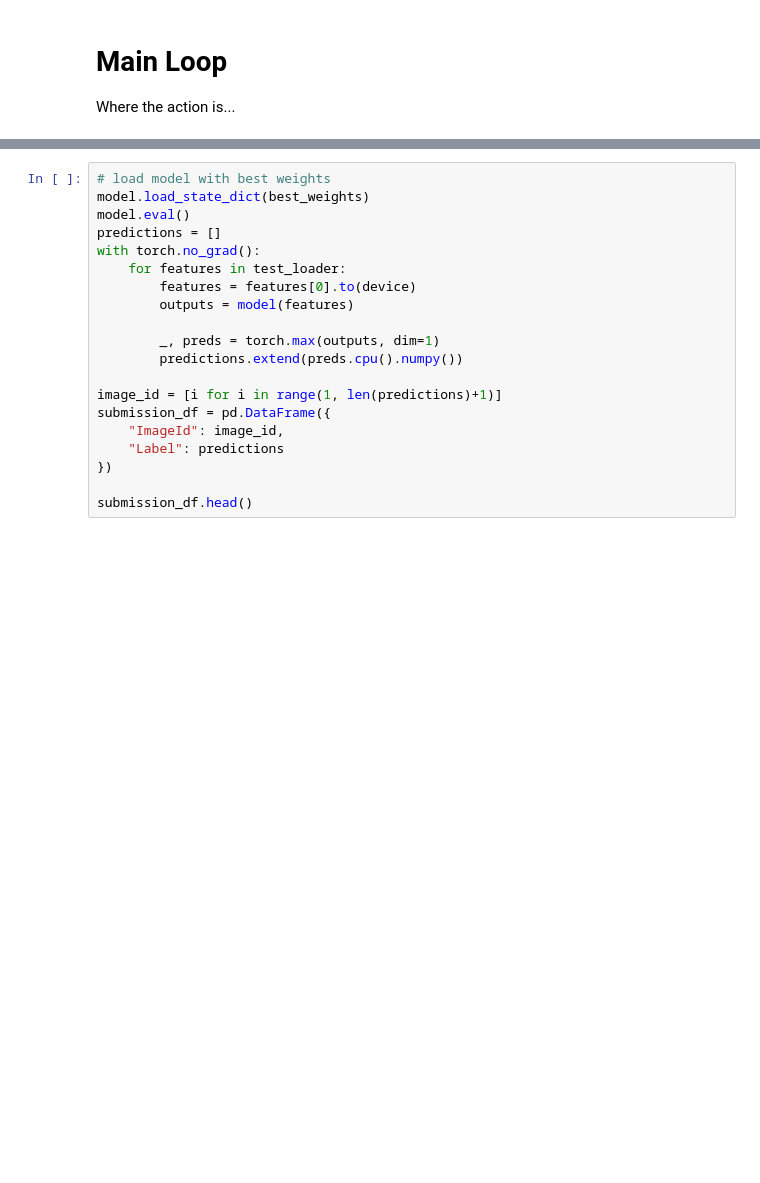
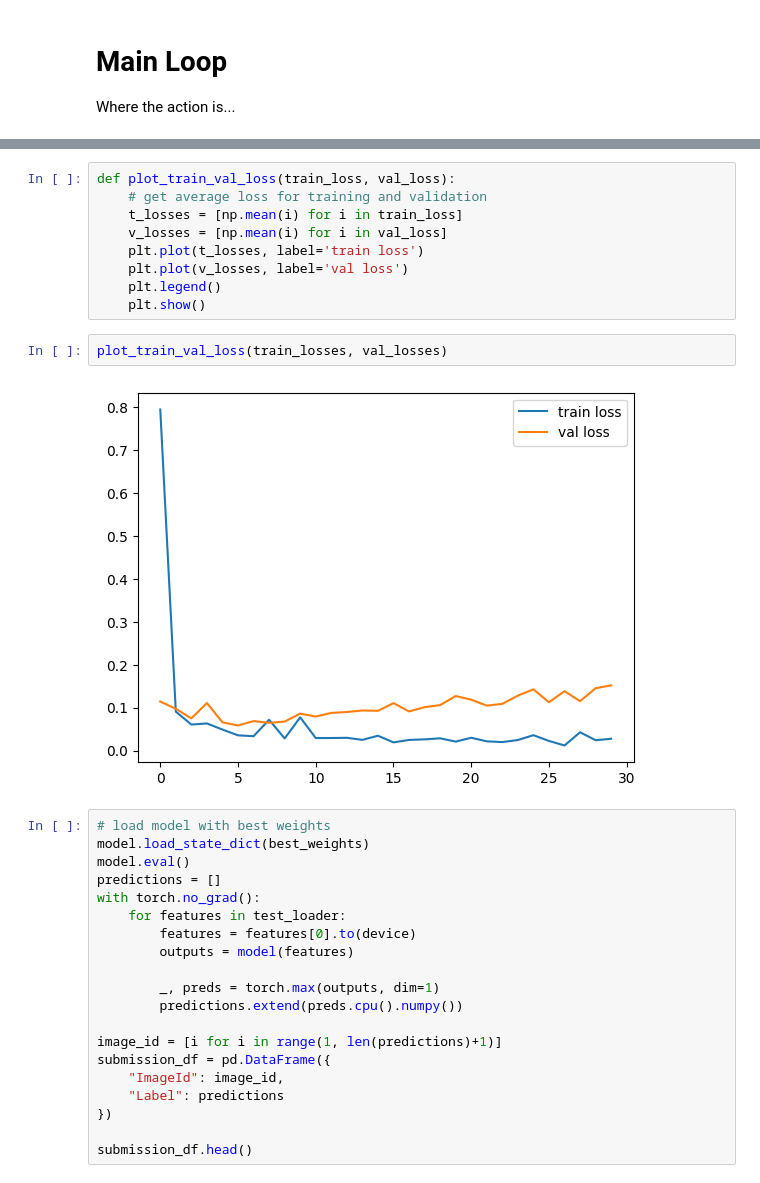
Before and after one commit to ashhssn/kaggle-notebooks, a Jupyter notebook: digit recognizer/notebooks/digit-recognizer.ipynb, the cells around one changed output, grey strips where cells are left out. Saved outputs shown, nothing was run; the diff lists cells and outputs as text; blank space fills up the shorter version.

Commit message:
Updated witht train-val loss plot

```diff
--- a/digit recognizer/notebooks/digit-recognizer.ipynb
+++ b/digit recognizer/notebooks/digit-recognizer.ipynb
@@ -229,3 +232,16 @@ KeyboardInterrupt:
+# %%
+def plot_train_val_loss(train_loss, val_loss):
+    # get average loss for training and validation
+    t_losses = [np.mean(i) for i in train_loss]
+    v_losses = [np.mean(i) for i in val_loss]
+    plt.plot(t_losses, label='train loss')
+    plt.plot(v_losses, label='val loss')
+    plt.legend()
+    plt.show()
+# %%
+plot_train_val_loss(train_losses, val_losses)
+# %% [output]
+[figure, added]
 # %%
 # load model with best weights
 model.load_state_dict(best_weights)
```
Also changed, not shown: parts of 5 cells of this notebook, 1 other file.
